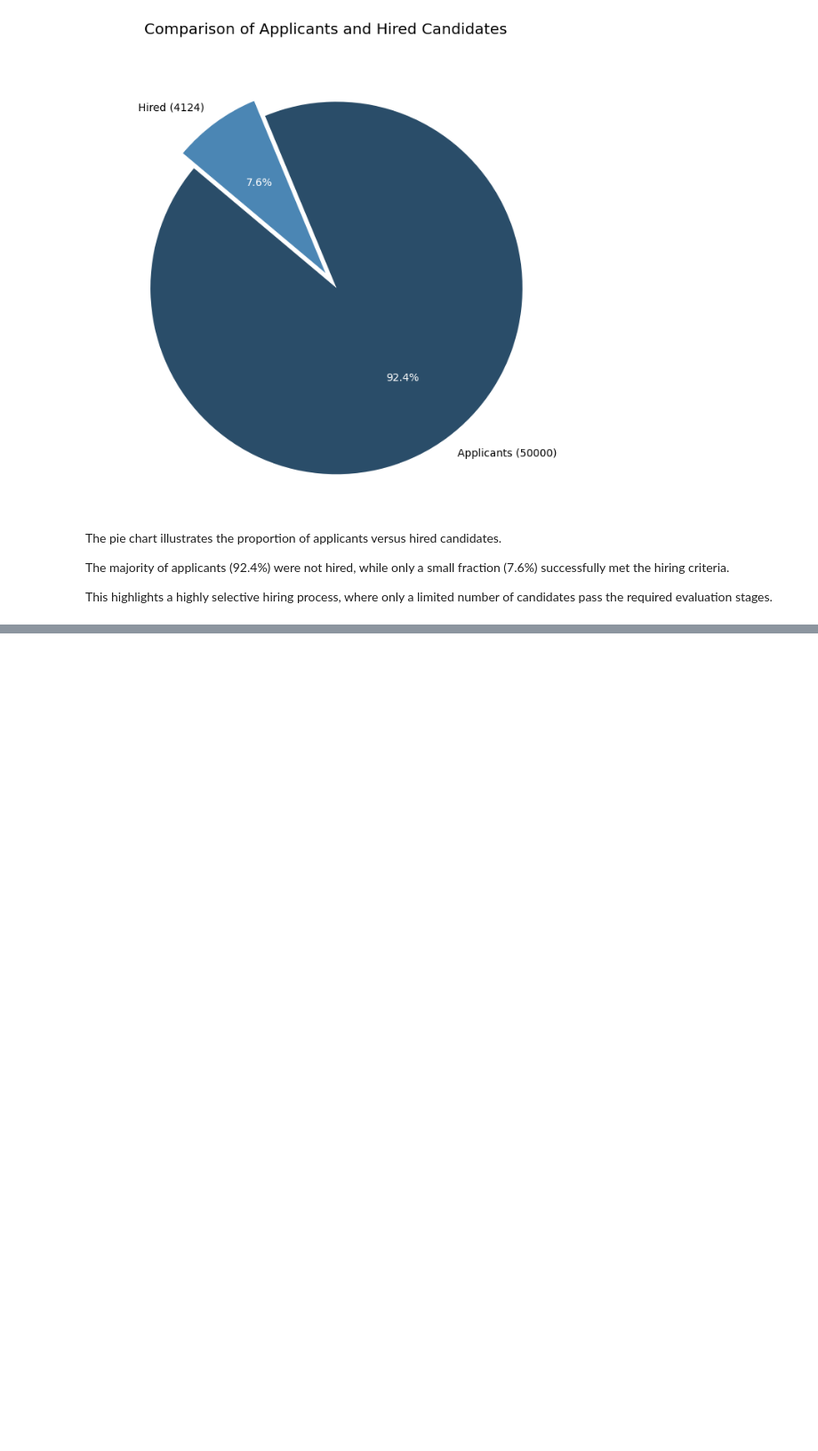
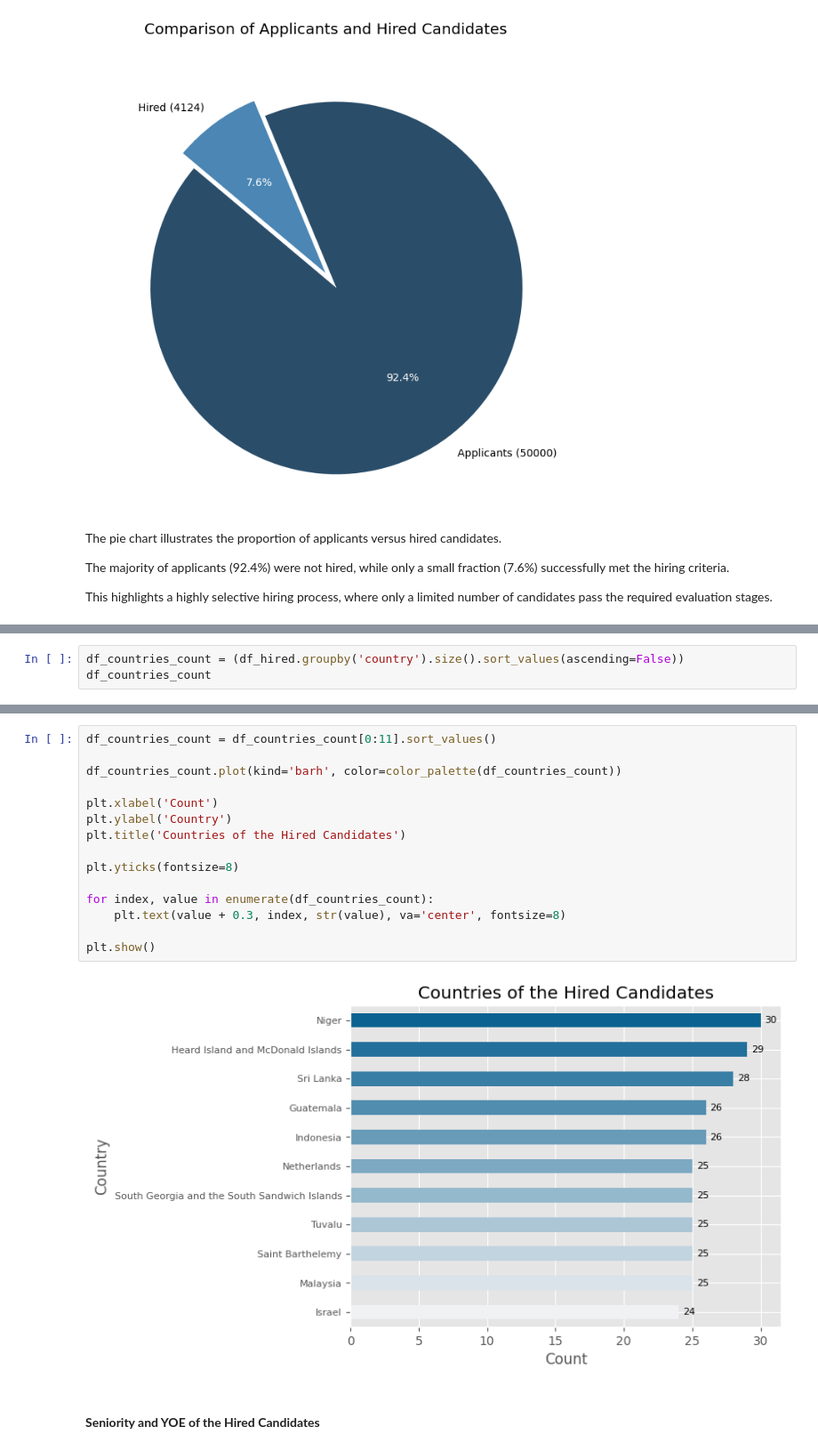
Before and after one commit to SEBASBELMOS/workshop-001, a Jupyter notebook: notebooks/02_EDA-candidates.ipynb, the cells around one changed output, grey strips where cells are left out. Shown: that part at 89% size. Drawn from its saved outputs; the diff is of its cells as text; blank space fills up the shorter version.

```diff
--- a/notebooks/02_EDA-candidates.ipynb
+++ b/notebooks/02_EDA-candidates.ipynb
@@ -363,0 +418,3 @@ This highlights a highly selective hiring process, where only a limited number o
+# %%
+df_countries_count = (df_hired.groupby('country').size().sort_values(ascending=False))
+df_countries_count
@@ -363,0 +441,19 @@ This highlights a highly selective hiring process, where only a limited number o
+# %%
+df_countries_count = df_countries_count[0:11].sort_values()
+
+df_countries_count.plot(kind='barh', color=color_palette(df_countries_count))
+
+plt.xlabel('Count')
+plt.ylabel('Country')
+plt.title('Countries of the Hired Candidates')
+
+plt.yticks(fontsize=8)
+
+for index, value in enumerate(df_countries_count):
+    plt.text(value + 0.3, index, str(value), va='center', fontsize=8)
+
+plt.show()
+# %% [output]
+[figure, added]
+# %% [markdown]
+#### **Seniority and YOE of the Hired Candidates**
```
Also changed, not shown: parts of 13 cells of this notebook.
